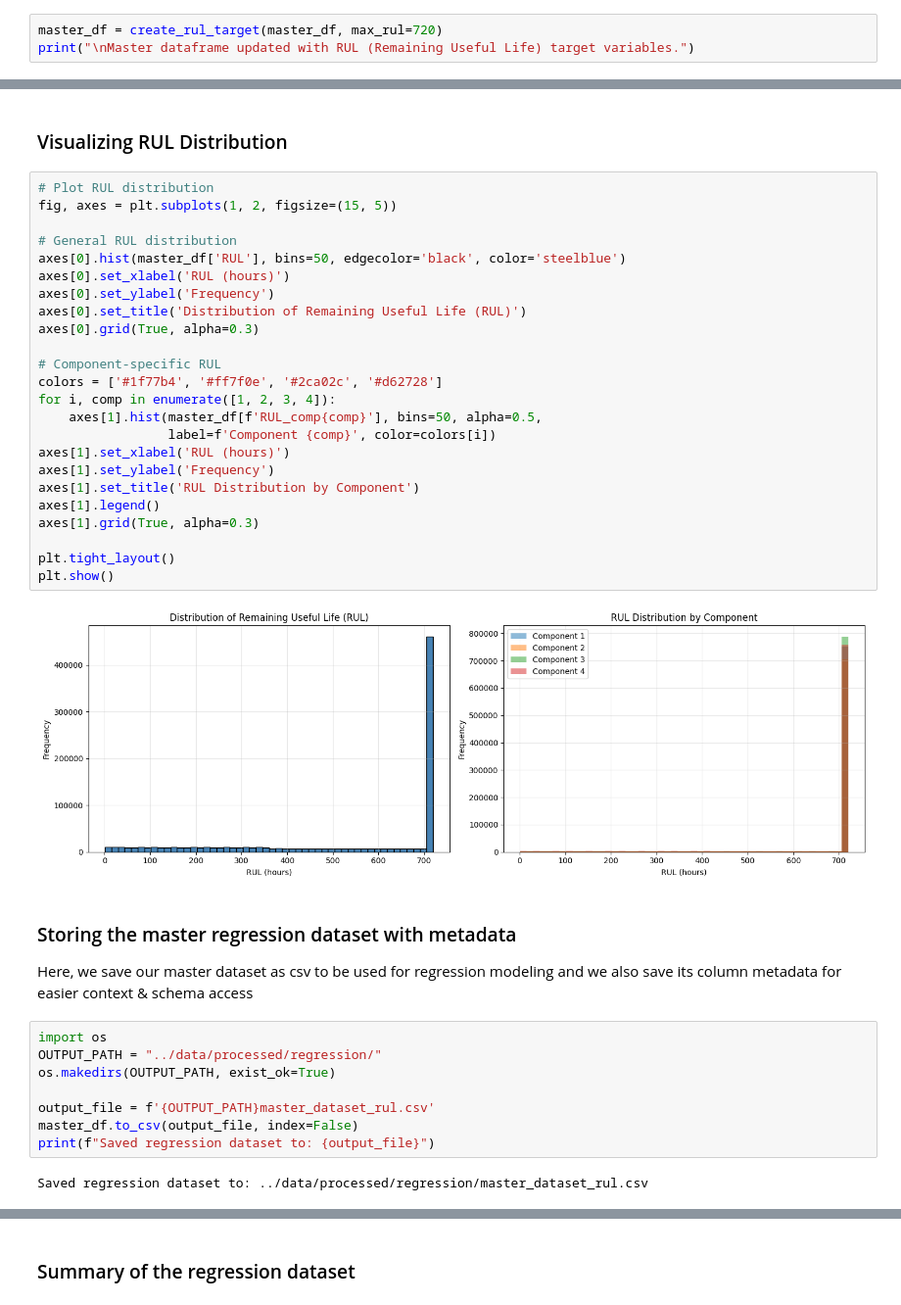
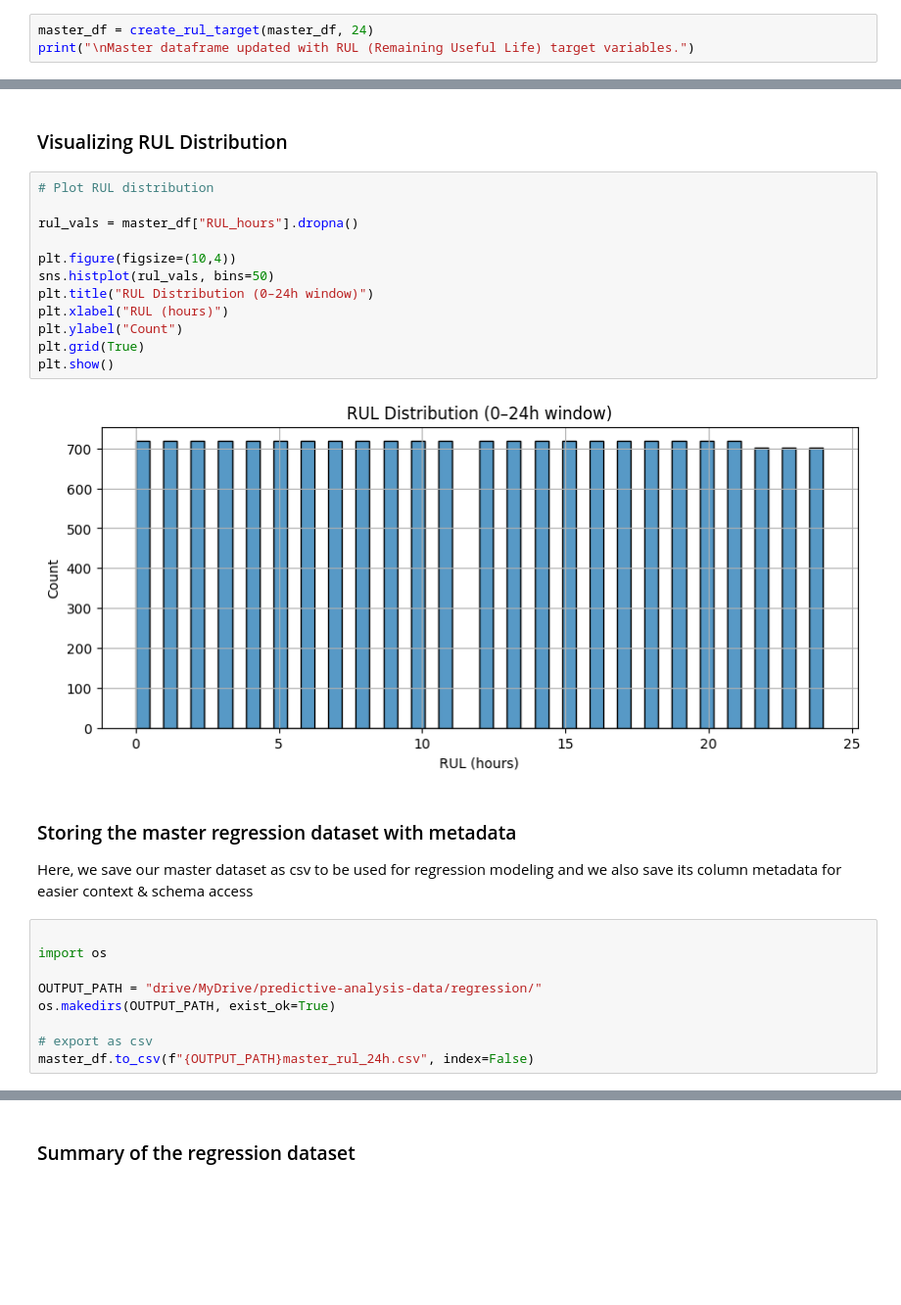
Before and after one commit to junggeyy/predictive-maintenance, a Jupyter notebook: notebooks/02_data_preprocessing_regression.ipynb, the cells around one changed output, grey strips where cells are left out. Shown at 98% size. Saved outputs shown, nothing was run; the diff lists cells and outputs as text; blank space fills up the shorter version.

Commit message:
regression model training

```diff
--- a/notebooks/02_data_preprocessing_regression.ipynb
+++ b/notebooks/02_data_preprocessing_regression.ipynb
@@ -196,3 +217,3 @@ def create_rul_target(df, max_rul=720):
 # %%
-master_df = create_rul_target(master_df, max_rul=720)
+master_df = create_rul_target(master_df, 24)
 print("\nMaster dataframe updated with RUL (Remaining Useful Life) target variables.")
@@ -224,45 +237,32 @@ max       720.000000
 # %% [markdown]
 ### Visualizing RUL Distribution
-# %%
-# Plot RUL distribution
-fig, axes = plt.subplots(1, 2, figsize=(15, 5))
-
-# General RUL distribution
-axes[0].hist(master_df['RUL'], bins=50, edgecolor='black', color='steelblue')
-axes[0].set_xlabel('RUL (hours)')
-axes[0].set_ylabel('Frequency')
-axes[0].set_title('Distribution of Remaining Useful Life (RUL)')
-axes[0].grid(True, alpha=0.3)
-
-# Component-specific RUL
-colors = ['#1f77b4', '#ff7f0e', '#2ca02c', '#d62728']
-for i, comp in enumerate([1, 2, 3, 4]):
-    axes[1].hist(master_df[f'RUL_comp{comp}'], bins=50, alpha=0.5,
-                 label=f'Component {comp}', color=colors[i])
-axes[1].set_xlabel('RUL (hours)')
-axes[1].set_ylabel('Frequency')
-axes[1].set_title('RUL Distribution by Component')
-axes[1].legend()
-axes[1].grid(True, alpha=0.3)
-
-plt.tight_layout()
-plt.show()
-# %% [output]
-[figure, removed]
+# %%
+# Plot RUL distribution
+
+rul_vals = master_df["RUL_hours"].dropna()
+
+plt.figure(figsize=(10,4))
+sns.histplot(rul_vals, bins=50)
+plt.title("RUL Distribution (0–24h window)")
+plt.xlabel("RUL (hours)")
+plt.ylabel("Count")
+plt.grid(True)
+plt.show()
+# %% [output]
+[figure, added]
 # %% [markdown]
 ### Storing the master regression dataset with metadata
 
 Here, we save our master dataset as csv to be used for regression modeling and we also save its column metadata for easier context & schema access
 # %%
+
 import os
-OUTPUT_PATH = "../data/processed/regression/"
+
+OUTPUT_PATH = "drive/MyDrive/predictive-analysis-data/regression/"
 os.makedirs(OUTPUT_PATH, exist_ok=True)
 
-output_file = f'{OUTPUT_PATH}master_dataset_rul.csv'
-master_df.to_csv(output_file, index=False)
-print(f"Saved regression dataset to: {output_file}")
+# export as csv
+master_df.to_csv(f"{OUTPUT_PATH}master_rul_24h.csv", index=False)
-# %% [output]
-Saved regression dataset to: ../data/processed/regression/master_dataset_rul.csv
 # %%
 # save column metadata
 import json
```
Also changed, not shown: parts of 11 cells of this notebook, 6 other files.
